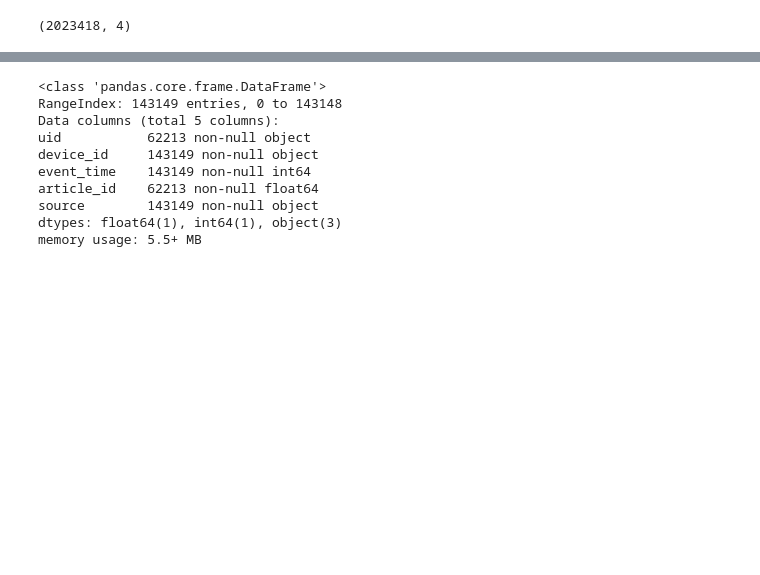
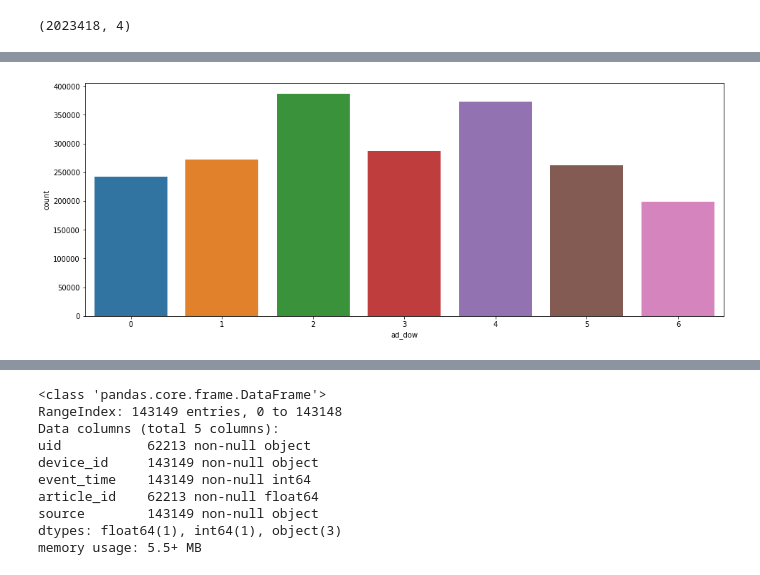
Before and after one commit to DwightTRAX/northwestern_imc_repo, a Jupyter notebook: athletics_challenge/athletics_analysis.ipynb, the cells around one changed output, grey strips where cells are left out. Cells and saved outputs as stored; diff of their text form; code cells hidden in the pictures; blank space fills up the shorter version.

```diff
--- a/athletics_challenge/athletics_analysis.ipynb
+++ b/athletics_challenge/athletics_analysis.ipynb
@@ -91,0 +100,5 @@ Name: platform, dtype: int64
+# %%
+plt.figure(figsize=(16, 6))
+ax = sns.countplot(x="ad_dow", data=bc)
+# %% [output]
+[figure, added]
```
Also changed, not shown: parts of 101 cells of this notebook.
